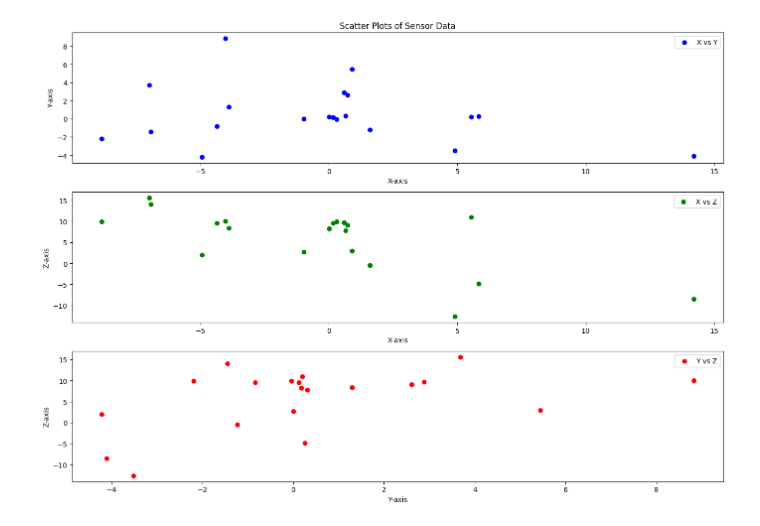
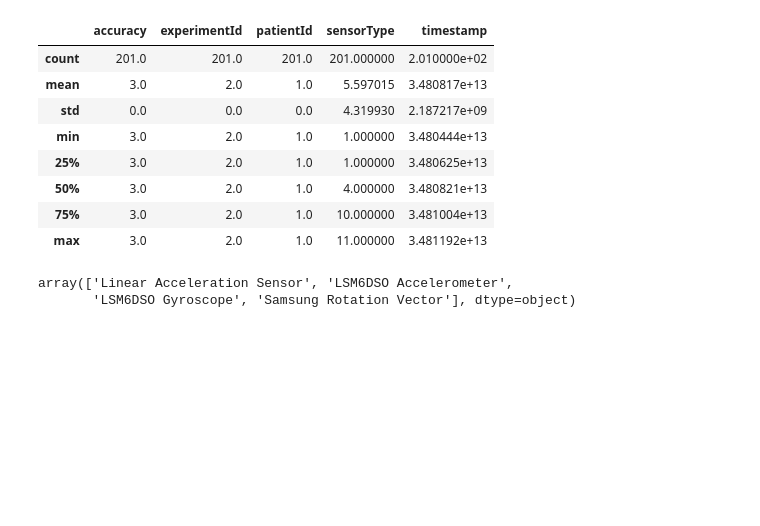
Before and after one commit to DatAlbertW/MSDWeekly, a Jupyter notebook: exercise.09/exercise_9.ipynb, the cells around one changed output. Cells and saved outputs as stored; diff of their text form; code cells hidden in the pictures; blank space fills up the shorter version.

```diff
--- a/exercise.09/exercise_9.ipynb
+++ b/exercise.09/exercise_9.ipynb
@@ -74,27 +28,17 @@ plt.show()
-# %%
-# Generate scatter plots
-plt.figure(figsize=(14, 10))
-
-plt.subplot(3, 1, 1)
-plt.scatter(df['x'], df['y'], c='blue', label='X vs Y')
-plt.xlabel('X-axis')
-plt.ylabel('Y-axis')
-plt.legend()
-plt.title('Scatter Plots of Sensor Data')
-
-plt.subplot(3, 1, 2)
-plt.scatter(df['x'], df['z'], c='green', label='X vs Z')
-plt.xlabel('X-axis')
-plt.ylabel('Z-axis')
-plt.legend()
-
-plt.subplot(3, 1, 3)
-plt.scatter(df['y'], df['z'], c='red', label='Y vs Z')
-plt.xlabel('Y-axis')
-plt.ylabel('Z-axis')
-plt.legend()
-
-plt.tight_layout()
-plt.show()
-# %% [output]
-[figure, removed]
+# %%
+df.describe()
+# %% [output]
+|  | accuracy | experimentId | patientId | sensorType | timestamp |
+| count | 201.0 | 201.0 | 201.0 | 201.000000 | 2.010000e+02 |
+| mean | 3.0 | 2.0 | 1.0 | 5.597015 | 3.480817e+13 |
+| std | 0.0 | 0.0 | 0.0 | 4.319930 | 2.187217e+09 |
+| min | 3.0 | 2.0 | 1.0 | 1.000000 | 3.480444e+13 |
+| 25% | 3.0 | 2.0 | 1.0 | 1.000000 | 3.480625e+13 |
+| 50% | 3.0 | 2.0 | 1.0 | 4.000000 | 3.480821e+13 |
+| 75% | 3.0 | 2.0 | 1.0 | 10.000000 | 3.481004e+13 |
+| max | 3.0 | 2.0 | 1.0 | 11.000000 | 3.481192e+13 |
+# %%
+df["sensorId"].unique()
+# %% [output]
+array(['Linear Acceleration Sensor', 'LSM6DSO Accelerometer',
+       'LSM6DSO Gyroscope', 'Samsung Rotation Vector'], dtype=object)
```
Also changed, not shown: parts of 13 cells of this notebook, 2 other files.
